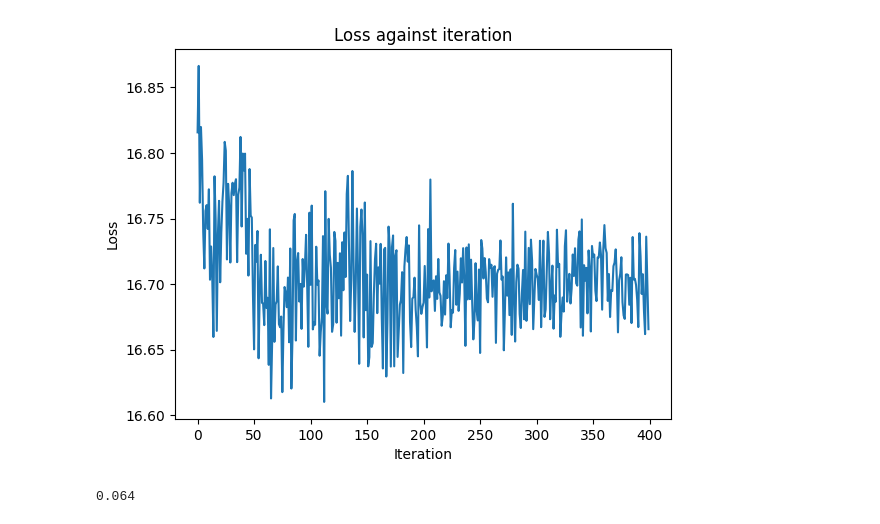
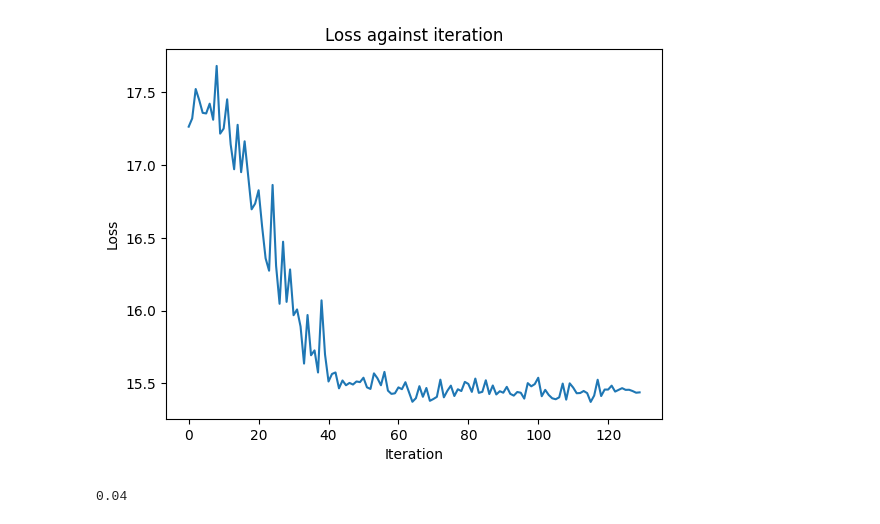
Before and after one commit to Mgalvaz/digit-recognizer, a Jupyter notebook: train_quantum_model.ipynb, the cells around one changed output. Cells and saved outputs as stored; diff of their text form; code cells hidden in the pictures.

```diff
--- a/train_quantum_model.ipynb
+++ b/train_quantum_model.ipynb
@@ -131,21 +148,44 @@ QCNN = QuantumCircuit(8)
 QCNN.compose(feature_map, range(8), inplace=True)
 QCNN.compose(ansatz, range(8), inplace=True)
 
-qnn = SamplerQNN(
+observables = []
+for i in range(4):
+    obs = SparsePauliOp.from_list([('I'*i + 'Z' + 'I'*(7-i), 1)])
+    observables.append(obs)
+
+qnne = EstimatorQNN(
     circuit=QCNN.decompose(),
+    estimator=Estimator(),
+    observables=observables,
     input_params=feature_map.parameters,
     weight_params=ansatz.parameters,
-    interpret=interpreter,
-    output_shape=10,
-    sampler=Sampler()
+    gradient=ParamShiftEstimatorGradient(Estimator()),
+    num_virtual_qubits=8
 )
+
+qnns = SamplerQNN(
+  circuit=QCNN.decompose(),
+  input_params=feature_map.parameters,
+  weight_params=ansatz.parameters,
+  interpret=interpreter,
+  output_shape=10,
+  sampler=Sampler()
+)
+
+vqc = VQC(
+    sampler=Sampler(),
+    feature_map=feature_map.decompose(),
+    ansatz=ansatz.decompose(),
+    optimizer=COBYLA(maxiter=150),
+    callback=callback_func,
+)
 # %%
 losses = []
-classifier = NeuralNetworkClassifier(qnn, optimizer=COBYLA(maxiter=400), callback=callback_func)
-(train_x, train_y), (test_x, test_y) = preprocess_data(16,4, size_train=500)
+classifier = NeuralNetworkClassifier(qnns, optimizer=COBYLA(maxiter=150), callback=callback_func)
+(train_x, train_y), (test_x, test_y) = preprocess_data(16, 0, size_train=100)
 
 classifier.fit(train_x, train_y)
 classifier.score(test_x, test_y)
 # %% [output]
-[figure, old version]
+[figure, new version]
-0.064
+0.04
```
Also changed, not shown: parts of 7 cells of this notebook.
